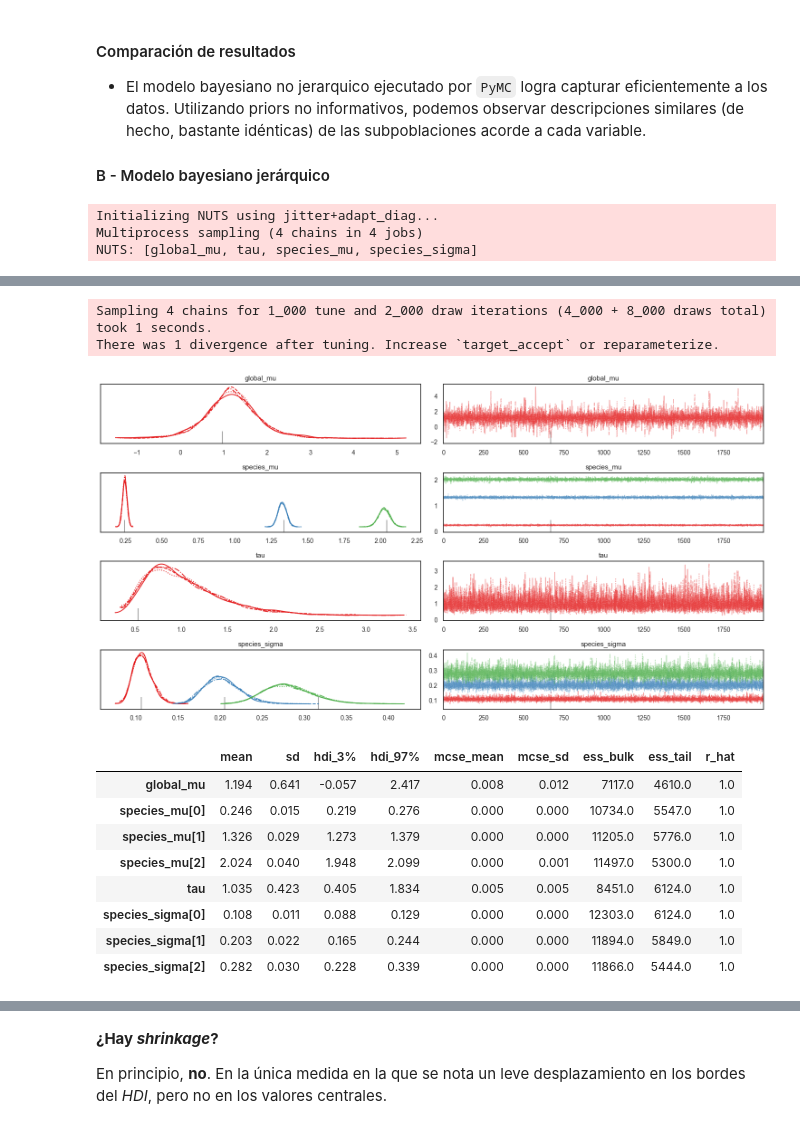
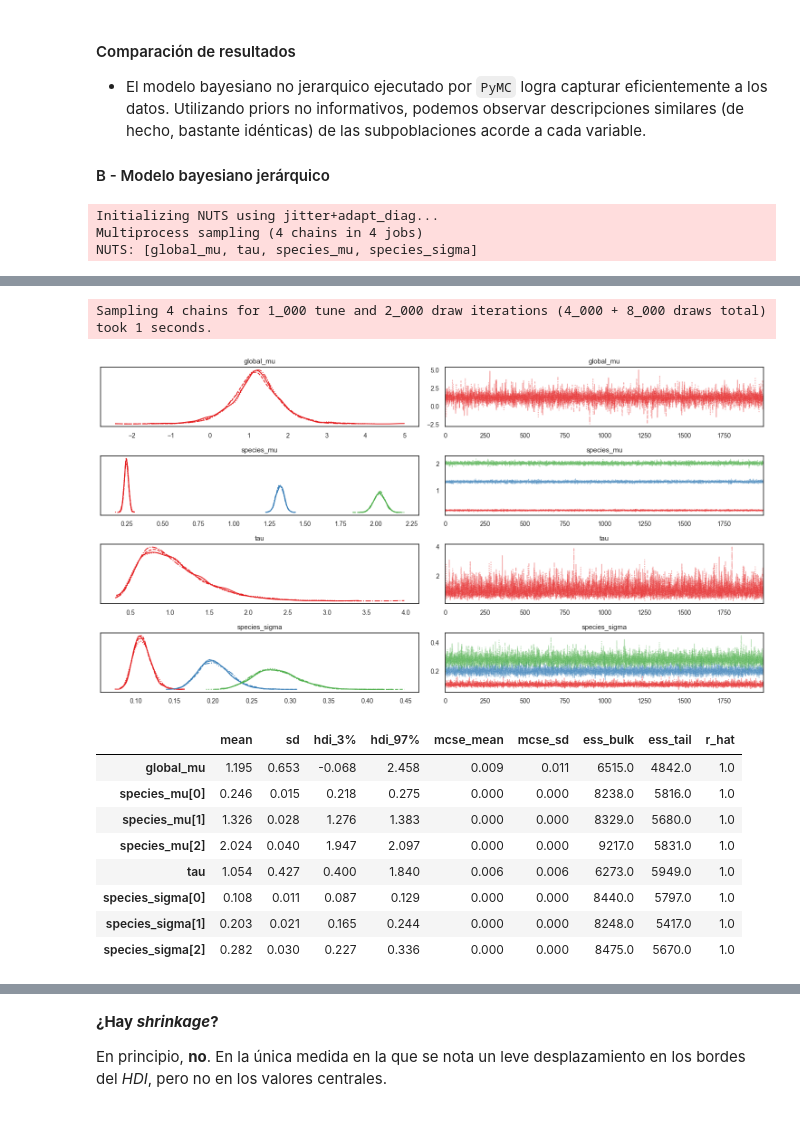
Before and after one commit to jaspina-unsam/tp_integrador_eei2, a Jupyter notebook: notebooks/Parte1.ipynb, the cells around one changed output, grey strips where cells are left out. Cells and saved outputs as stored; diff of their text form; code cells hidden in the pictures.

```diff
--- a/notebooks/Parte1.ipynb
+++ b/notebooks/Parte1.ipynb
@@ -264,48 +264,47 @@ with pm.Model() as hierarchichal_model:
     species_mu = pm.Normal(
         'species_mu',
         mu=global_mu,
         sigma=tau,
         shape=n_species
     )
     species_sigma = pm.HalfNormal(
         'species_sigma',
         sigma=1,
         shape=n_species
     )
 
     y_obs = pm.Normal(
         'y_obs',
         mu=species_mu[species_idx],
         sigma=species_sigma[species_idx],
         observed=y
     )
 
-    trace_hm = pm.sample(2000, tune=1000, target_accept=0.9, idata_kwargs={'log_likelihood': True})
+    trace_hm = pm.sample(2000, tune=1000, target_accept=0.95, idata_kwargs={'log_likelihood': True})
 
 az.plot_trace(trace_hm, figsize=(15, 8))
 plt.tight_layout()
 plt.show()
 # %% [output]
 Initializing NUTS using jitter+adapt_diag...
 Multiprocess sampling (4 chains in 4 jobs)
 NUTS: [global_mu, tau, species_mu, species_sigma]
 [interactive output not drawn]
 [interactive output not drawn]
 Sampling 4 chains for 1_000 tune and 2_000 draw iterations (4_000 + 8_000 draws total) took 1 seconds.
-There was 1 divergence after tuning. Increase `target_accept` or reparameterize.
-[figure, old version]
+[figure, new version]
 # %%
 az.summary(trace_hm)
 # %% [output]
 |  | mean | sd | hdi_3% | hdi_97% | mcse_mean | mcse_sd | ess_bulk | ess_tail | r_hat |
-| global_mu | 1.194 | 0.641 | -0.057 | 2.417 | 0.008 | 0.012 | 7117.0 | 4610.0 | 1.0 |
-| species_mu[0] | 0.246 | 0.015 | 0.219 | 0.276 | 0.000 | 0.000 | 10734.0 | 5547.0 | 1.0 |
-| species_mu[1] | 1.326 | 0.029 | 1.273 | 1.379 | 0.000 | 0.000 | 11205.0 | 5776.0 | 1.0 |
-| species_mu[2] | 2.024 | 0.040 | 1.948 | 2.099 | 0.000 | 0.001 | 11497.0 | 5300.0 | 1.0 |
-| tau | 1.035 | 0.423 | 0.405 | 1.834 | 0.005 | 0.005 | 8451.0 | 6124.0 | 1.0 |
-| species_sigma[0] | 0.108 | 0.011 | 0.088 | 0.129 | 0.000 | 0.000 | 12303.0 | 6124.0 | 1.0 |
-| species_sigma[1] | 0.203 | 0.022 | 0.165 | 0.244 | 0.000 | 0.000 | 11894.0 | 5849.0 | 1.0 |
-| species_sigma[2] | 0.282 | 0.030 | 0.228 | 0.339 | 0.000 | 0.000 | 11866.0 | 5444.0 | 1.0 |
+| global_mu | 1.195 | 0.653 | -0.068 | 2.458 | 0.009 | 0.011 | 6515.0 | 4842.0 | 1.0 |
+| species_mu[0] | 0.246 | 0.015 | 0.218 | 0.275 | 0.000 | 0.000 | 8238.0 | 5816.0 | 1.0 |
+| species_mu[1] | 1.326 | 0.028 | 1.276 | 1.383 | 0.000 | 0.000 | 8329.0 | 5680.0 | 1.0 |
+| species_mu[2] | 2.024 | 0.040 | 1.947 | 2.097 | 0.000 | 0.000 | 9217.0 | 5831.0 | 1.0 |
+| tau | 1.054 | 0.427 | 0.400 | 1.840 | 0.006 | 0.006 | 6273.0 | 5949.0 | 1.0 |
+| species_sigma[0] | 0.108 | 0.011 | 0.087 | 0.129 | 0.000 | 0.000 | 8440.0 | 5797.0 | 1.0 |
+| species_sigma[1] | 0.203 | 0.021 | 0.165 | 0.244 | 0.000 | 0.000 | 8248.0 | 5417.0 | 1.0 |
+| species_sigma[2] | 0.282 | 0.030 | 0.227 | 0.336 | 0.000 | 0.000 | 8475.0 | 5670.0 | 1.0 |
 # %%
 az.plot_posterior(trace_hm, var_names=['global_mu', 'species_mu', 'tau', 'species_sigma'], figsize=(15, 6))
 plt.tight_layout()
```
Also changed, not shown: parts of 6 cells of this notebook, 22 other files.
